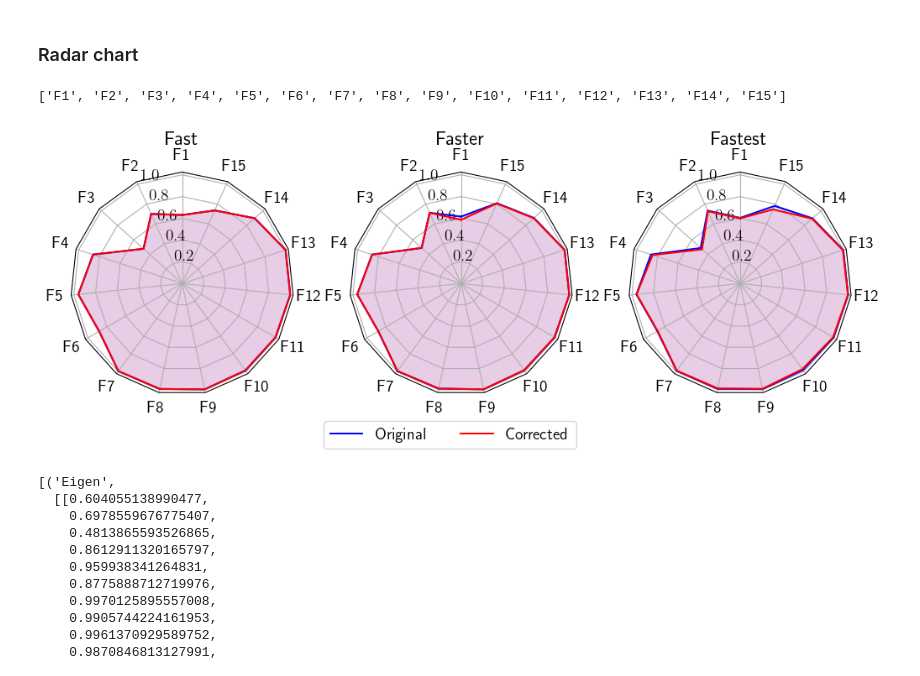
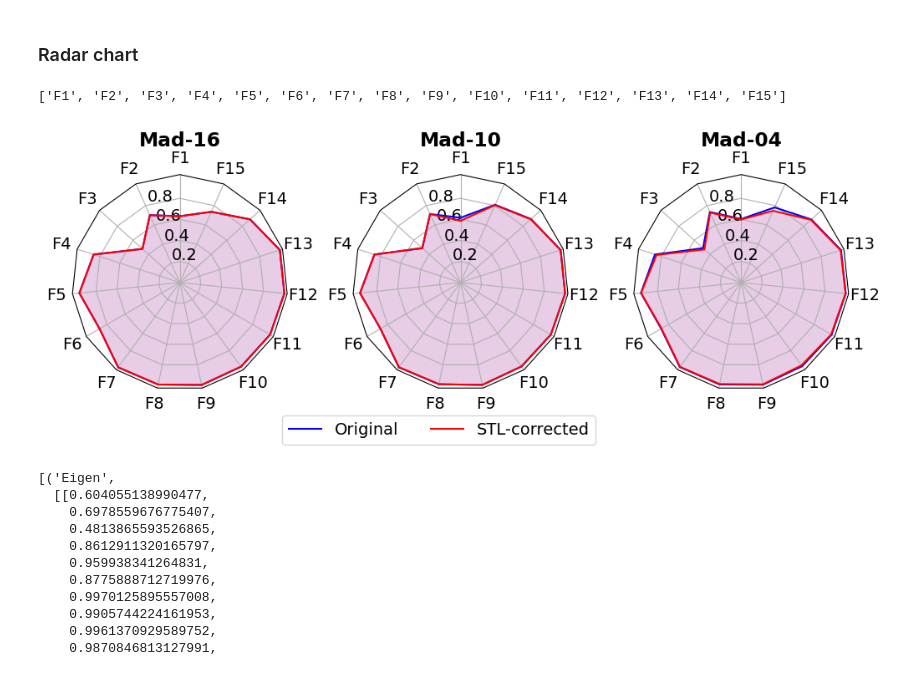
Before and after one commit to christophercrary/conference-ppsn-2024, a Jupyter notebook: code/operon/analyze_results.ipynb, the cells around one changed output. Cells and saved outputs as stored; diff of their text form; code cells hidden in the pictures.

```diff
--- a/code/operon/analyze_results.ipynb
+++ b/code/operon/analyze_results.ipynb
@@ -24,12 +24,13 @@ warnings.filterwarnings('ignore')
 plt.rcParams['pdf.fonttype'] = 42
 plt.rcParams['ps.fonttype'] = 42
 plt.rcParams['font.size'] = 14
-plt.rcParams['text.usetex'] = True
+# plt.rcParams['text.usetex'] = True
+plt.rcParams['text.usetex'] = False
 # %% [markdown]
 ### Load problems
 # %%
 # we need to know some things about the data
-data_path = '../../problems/'
+data_path = './problems/'
 
 all_files  = list(os.listdir(data_path)) if os.path.isdir(data_path) else [ os.path.basename(data_path) ]
 data_files = sorted([ f for f in all_files if f.endswith('.json') ])
@@ -66,7 +67,7 @@ def range_size(problem):
 # %% [markdown]
 ### Load results
 # %%
-df = pd.read_csv('results_full.csv.gz')
+df = pd.read_csv('./results_full.csv.gz')
 # %% [markdown]
 ### Structure of the results
 
@@ -513,7 +515,7 @@ energy
 # %% [markdown]
 ### Radar chart
 # %%
-backends = ['Fast', 'Faster', 'Fastest']
+backends = ['Mad-16', 'Mad-10', 'Mad-04']
 
 def get_values(data, backend_name, feature_name, stat='mean'):
     g = data[data['backend'] == backend_name].groupby(['problem'])
@@ -540,44 +542,44 @@ runs_data.r2_test_v = runs_data.r2_test_v.clip(0, 1)
 runs_data.r2_test_b = runs_data.r2_test_b.clip(0, 1)
 
 data = [
-    ('Fast',
+    ('Mad-16',
      [get_values(runs_data, 'Mad_Transcendental_Fast', 'r2_test_b', stat='median'),
       get_values(runs_data, 'Mad_Transcendental_Fast', 'r2_test_v', stat='median')]),
-    ('Faster',
+    ('Mad-10',
      [get_values(runs_data, 'Mad_Transcendental_Faster', 'r2_test_b', stat='median'),
       get_values(runs_data, 'Mad_Transcendental_Faster', 'r2_test_v', stat='median')]),
-    ('Fastest',
+    ('Mad-04',
      [get_values(runs_data, 'Mad_Transcendental_Fastest', 'r2_test_b', stat='median'),
       get_values(runs_data, 'Mad_Transcendental_Fastest', 'r2_test_v', stat='median')]
     )
 ]
 
 spoke_labels = header
 colors = ['b', 'r', 'g', 'm', 'y']
-labels = ('Original', 'Corrected')
+labels = ('Original', 'STL-corrected')
 
 
 theta = radar_factory.radar_factory(len(header), frame='polygon')
 
 fig, axs = plt.subplots(figsize=(12, 6), nrows=1, ncols=3,
                         subplot_kw=dict(projection='radar'))
 for ax, (title, case_data) in zip(axs.flat, data):
 
     ax.set_title(title, weight='bold', size='large', position=(0.5, 1.1),
                     horizontalalignment='center', verticalalignment='center')
     for d, color in zip(case_data, colors):
         ax.plot(theta, d, color=color)
         ax.fill(theta, d, facecolor=color, alpha=0.1, label='_nolegend_')
     ax.set_varlabels(spoke_labels)
-    # ax.set_rgrids([0.2, 0.4, 0.6, 0.8])
+    ax.set_rgrids([0.2, 0.4, 0.6, 0.8])
 
 legend = axs[0].legend(labels, labelspacing=0.1, fontsize=14, loc='upper center', bbox_to_anchor=(1.7, -0.08), ncols=2)
-plt.subplots_adjust(left=None, bottom=None, right=None, top=None, wspace=0.25, hspace=0.25)
+plt.subplots_adjust(left=None, bottom=None, right=None, top=None, wspace=0.3, hspace=0.25)
 # fig.tight_layout()
 plt.savefig('correction.pdf', bbox_inches='tight')
 # %% [output]
 ['F1', 'F2', 'F3', 'F4', 'F5', 'F6', 'F7', 'F8', 'F9', 'F10', 'F11', 'F12', 'F13', 'F14', 'F15']
-[figure, old version]
+[figure, new version]
 # %%
 data = [
     ('Eigen',
```
Also changed, not shown: parts of 5 cells of this notebook, 34 other files.
